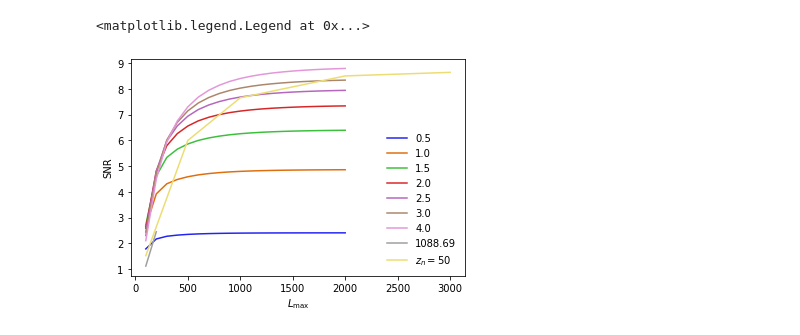
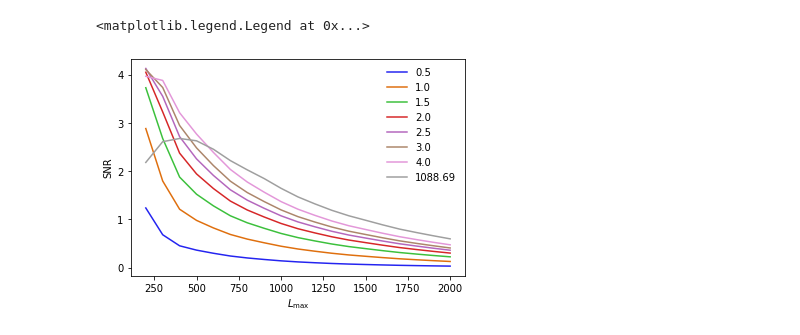
Before and after one commit to toshiyan/bispec-lens, a Jupyter notebook: check_snr_zclean.ipynb, the cells around one changed output. Cells and saved outputs as stored; diff of their text form; code cells hidden in the pictures.

```diff
--- a/check_snr_zclean.ipynb
+++ b/check_snr_zclean.ipynb
@@ -7,15 +7,15 @@ droot = 'data/modelw/snr/'
 # %%
 xlabel(r'$L_{\rm max}$')
 ylabel('SNR')
 for zsi in [.5,1.,1.5,2.,2.5,3.,4.,zcmb]:
     Lmaxs, SNR = np.loadtxt(droot+'snr_kkk_zclean_'+str(zsi)+'_so.dat',unpack=True)
-    plot(Lmaxs,SNR,label=str(zsi))
+    #plot(Lmaxs,SNR,label=str(zsi))
     snr = np.array( [ np.sqrt(SNR[i]**2-SNR[i-1]**2) for i in range(1,len(SNR)) ] )
-    #plot(Lmaxs[1:],snr,label=str(zsi))
-for zn in [50]:
-    lmax, snr = np.loadtxt(droot+'snr_kkk_kappa_deproj0_sens2_16000_lT30-3000_lP30-5000_'+str(zn)+'.dat',unpack=True)
-    plot(lmax,snr,label='$z_n='+str(zn)+'$')
+    plot(Lmaxs[1:],snr,label=str(zsi))
+#for zn in [50]:
+#    lmax, snr = np.loadtxt(droot+'snr_kkk_kappa_deproj0_sens2_16000_lT30-3000_lP30-5000_'+str(zn)+'.dat',unpack=True)
+#    plot(lmax,snr,label='$z_n='+str(zn)+'$')
 legend()
 # %% [output]
 <matplotlib.legend.Legend at 0x...>
-[figure, old version]
+[figure, new version]
```
Also changed, not shown: 1 other file.
